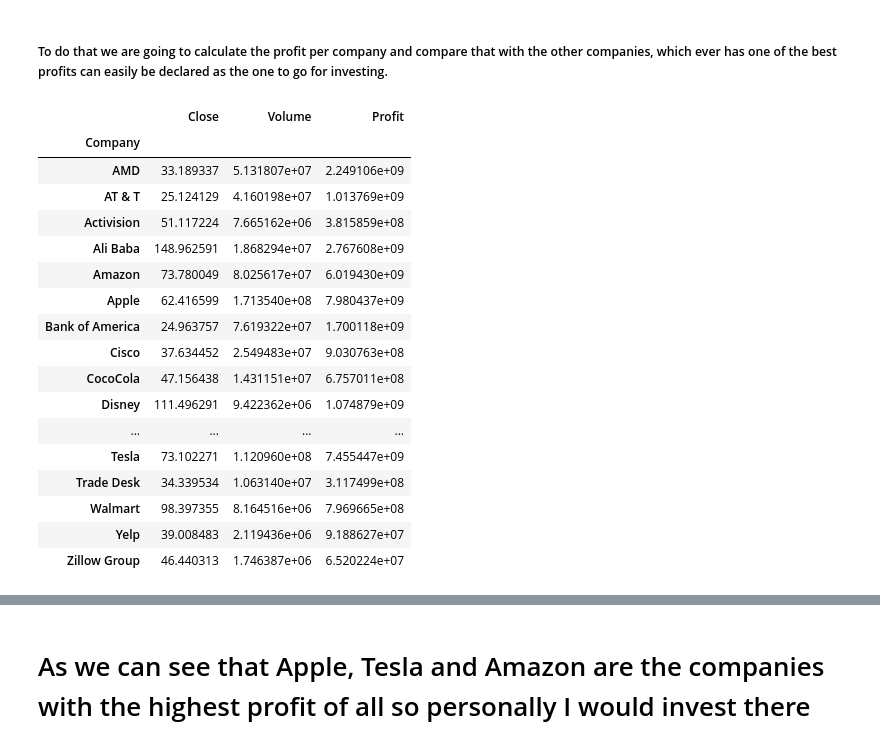
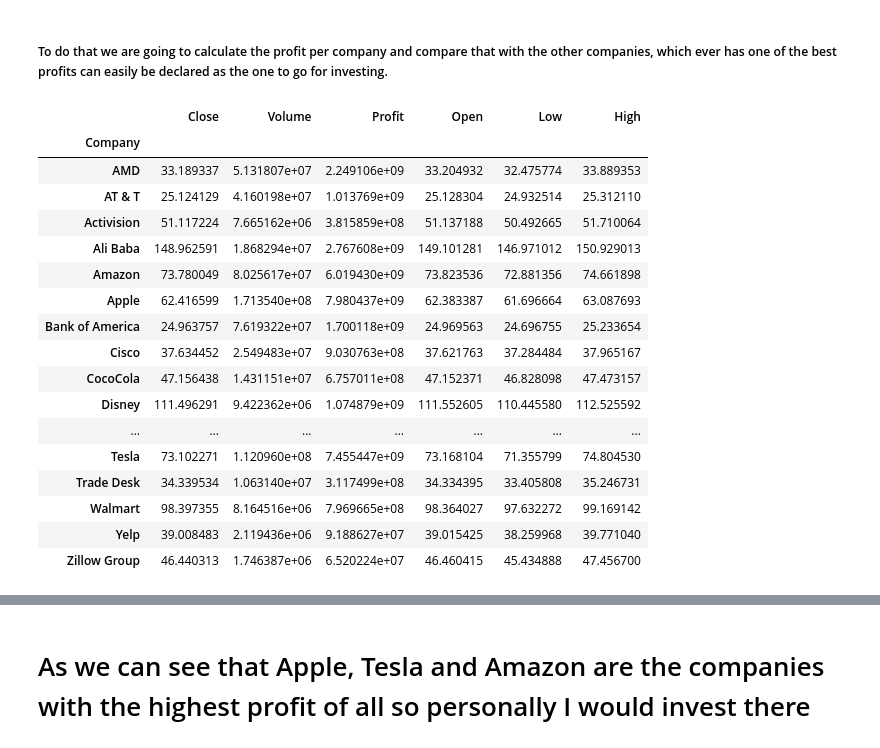
Before and after one commit to ubco-W2022T2-data301/Group35, a Jupyter notebook: analysis/analysis2.ipynb, the cells around one changed output, grey strips where cells are left out. Saved outputs shown, nothing was run; the diff lists cells and outputs as text; code cells hidden in the pictures.

```diff
--- a/analysis/analysis2.ipynb
+++ b/analysis/analysis2.ipynb
@@ -17,40 +17,40 @@ further more which can help us understand their revenue and profitability.
 # %%
 import pandas as pd
 df = pd.read_csv('../data/processed/Merged.csv')
 
 list = [["Apple"]*2518, ["AMD"]*2518, ["Amazon"]*2518, ["Activision"]*2518, ["Ali Baba"]*2030, ["Bank of America"]*2518, ["Salesforce"]*2518, ["Cisco"]*2518, ["Disney"]*2518, ["EA"]*2518, ["Ford"]*2518, ["Google"]*2518, ["Intel"]*2518, ["JP Morgan"]*2518, ["CocoCola"]*2518, ["McDonalds"]*2518, ["Meta"]*2518, ["Microsoft"]*2518, ["Match"]*2518, ["Netflix"]*2518, ["Nvidia"]*2518, ["Pfizer"]*2518, ["Paypal"]*1887, ["AT & T"]*2518,["Tesla"]*2518, ["Trade Desk"]*1580, ["Walmart"]*2518, ["Exxon"]*2518, ["Yelp"]*2518, ["Zillow Group"]*2518]  # List for company column
 companies = []
 
 for i in list:
     for r in i:
         companies.append(r)
 
 df['Company'] = companies     #this makes a new column for the companies so that it would be easier to clean
 df['Profit'] = df['Close'] * df['Volume'] #this calculates profit per company
-df = df[['Date', 'Company', 'Close','Volume', 'Profit']]
+df = df[['Date', 'Company', 'Close','Volume', 'Profit', 'Open', 'Low', 'High']]
 gg = df.groupby('Company') #this groups each company individually
-gg = gg.mean()
+gg = gg.mean(numeric_only=True)
 gg
 
 
 #UPON cleaning it can be easily said that there are 73482 rows and now 9 comlumns after adding the company and profit columns
 # DOWN BELOW WE PRINT ALL COMPANIES WITH THEIR PROFITS
 # %% [output]
-|  | Close | Volume | Profit |
-| Company |  |  |  |
-| AMD | 33.189337 | 5.131807e+07 | 2.249106e+09 |
-| AT & T | 25.124129 | 4.160198e+07 | 1.013769e+09 |
-| Activision | 51.117224 | 7.665162e+06 | 3.815859e+08 |
-| Ali Baba | 148.962591 | 1.868294e+07 | 2.767608e+09 |
-| Amazon | 73.780049 | 8.025617e+07 | 6.019430e+09 |
-| Apple | 62.416599 | 1.713540e+08 | 7.980437e+09 |
-| Bank of America | 24.963757 | 7.619322e+07 | 1.700118e+09 |
-| Cisco | 37.634452 | 2.549483e+07 | 9.030763e+08 |
-| CocoCola | 47.156438 | 1.431151e+07 | 6.757011e+08 |
-| Disney | 111.496291 | 9.422362e+06 | 1.074879e+09 |
-| ... | ... | ... | ... |
-| Tesla | 73.102271 | 1.120960e+08 | 7.455447e+09 |
-| Trade Desk | 34.339534 | 1.063140e+07 | 3.117499e+08 |
-| Walmart | 98.397355 | 8.164516e+06 | 7.969665e+08 |
-| Yelp | 39.008483 | 2.119436e+06 | 9.188627e+07 |
-| Zillow Group | 46.440313 | 1.746387e+06 | 6.520224e+07 |
+|  | Close | Volume | Profit | Open | Low | High |
+| Company |  |  |  |  |  |  |
+| AMD | 33.189337 | 5.131807e+07 | 2.249106e+09 | 33.204932 | 32.475774 | 33.889353 |
+| AT & T | 25.124129 | 4.160198e+07 | 1.013769e+09 | 25.128304 | 24.932514 | 25.312110 |
+| Activision | 51.117224 | 7.665162e+06 | 3.815859e+08 | 51.137188 | 50.492665 | 51.710064 |
+| Ali Baba | 148.962591 | 1.868294e+07 | 2.767608e+09 | 149.101281 | 146.971012 | 150.929013 |
+| Amazon | 73.780049 | 8.025617e+07 | 6.019430e+09 | 73.823536 | 72.881356 | 74.661898 |
+| Apple | 62.416599 | 1.713540e+08 | 7.980437e+09 | 62.383387 | 61.696664 | 63.087693 |
+| Bank of America | 24.963757 | 7.619322e+07 | 1.700118e+09 | 24.969563 | 24.696755 | 25.233654 |
+| Cisco | 37.634452 | 2.549483e+07 | 9.030763e+08 | 37.621763 | 37.284484 | 37.965167 |
+| CocoCola | 47.156438 | 1.431151e+07 | 6.757011e+08 | 47.152371 | 46.828098 | 47.473157 |
+| Disney | 111.496291 | 9.422362e+06 | 1.074879e+09 | 111.552605 | 110.445580 | 112.525592 |
+| ... | ... | ... | ... | ... | ... | ... |
+| Tesla | 73.102271 | 1.120960e+08 | 7.455447e+09 | 73.168104 | 71.355799 | 74.804530 |
+| Trade Desk | 34.339534 | 1.063140e+07 | 3.117499e+08 | 34.334395 | 33.405808 | 35.246731 |
+| Walmart | 98.397355 | 8.164516e+06 | 7.969665e+08 | 98.364027 | 97.632272 | 99.169142 |
+| Yelp | 39.008483 | 2.119436e+06 | 9.188627e+07 | 39.015425 | 38.259968 | 39.771040 |
+| Zillow Group | 46.440313 | 1.746387e+06 | 6.520224e+07 | 46.460415 | 45.434888 | 47.456700 |
```
Also changed, not shown: parts of 6 cells of this notebook, 1 other file.
